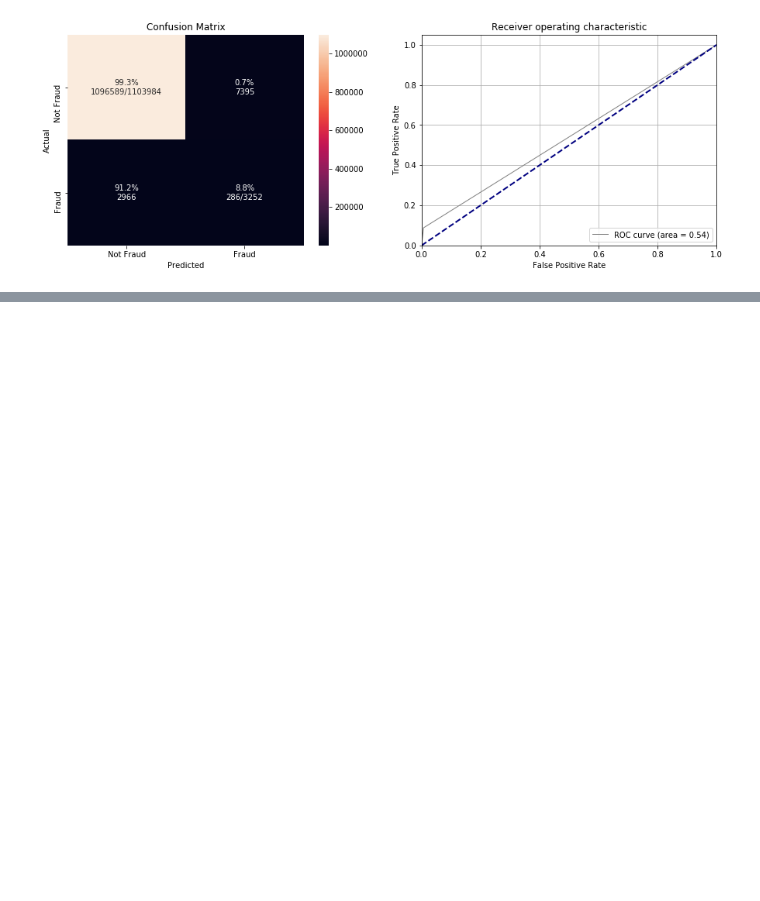
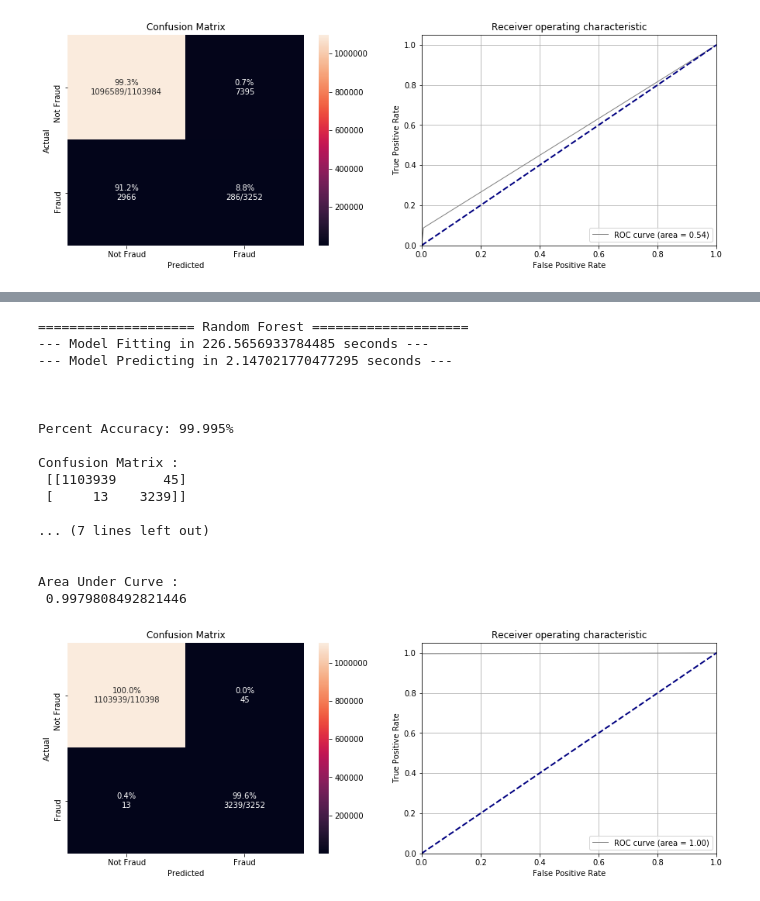
Before and after one commit to SouadOO/ML_Fraud_Transactions, a Jupyter notebook: 4_ModelsBuilding/RandomForest/RF_Training_test.ipynb, the cells around one changed output, grey strips where cells are left out. Drawn from its saved outputs; the diff is of its cells as text; code cells hidden in the pictures; blank space fills up the shorter version.

```diff
--- a/4_ModelsBuilding/RandomForest/Unbalanced_data/Training_test.ipynb
+++ b/4_ModelsBuilding/RandomForest/RF_Training_test.ipynb
@@ -259,0 +288,26 @@ Area Under Curve :
+# %%
+################################ Train and Test Models #############################
+#################################    after tuning   #############################
+
+RF_model = RandomForestClassifier(n_estimators=16,
+                                  max_features=4)
+runModel('Random Forest', RF_model, X_train_sm, Y_train_sm, X_test, Y_test)
+# %% [output]
+==================== Random Forest ====================
+--- Model Fitting in 226.5656933784485 seconds ---
+--- Model Predicting in 2.147021770477295 seconds ---
+
+
+
+Percent Accuracy: 99.995%
+
+Confusion Matrix :
+ [[1103939      45]
+ [     13    3239]]
+
+... (7 lines left out)
+
+
+Area Under Curve :
+ 0.9979808492821446
+[figure, added]
```
Also changed, not shown: parts of 6 cells of this notebook, 12 other files.
